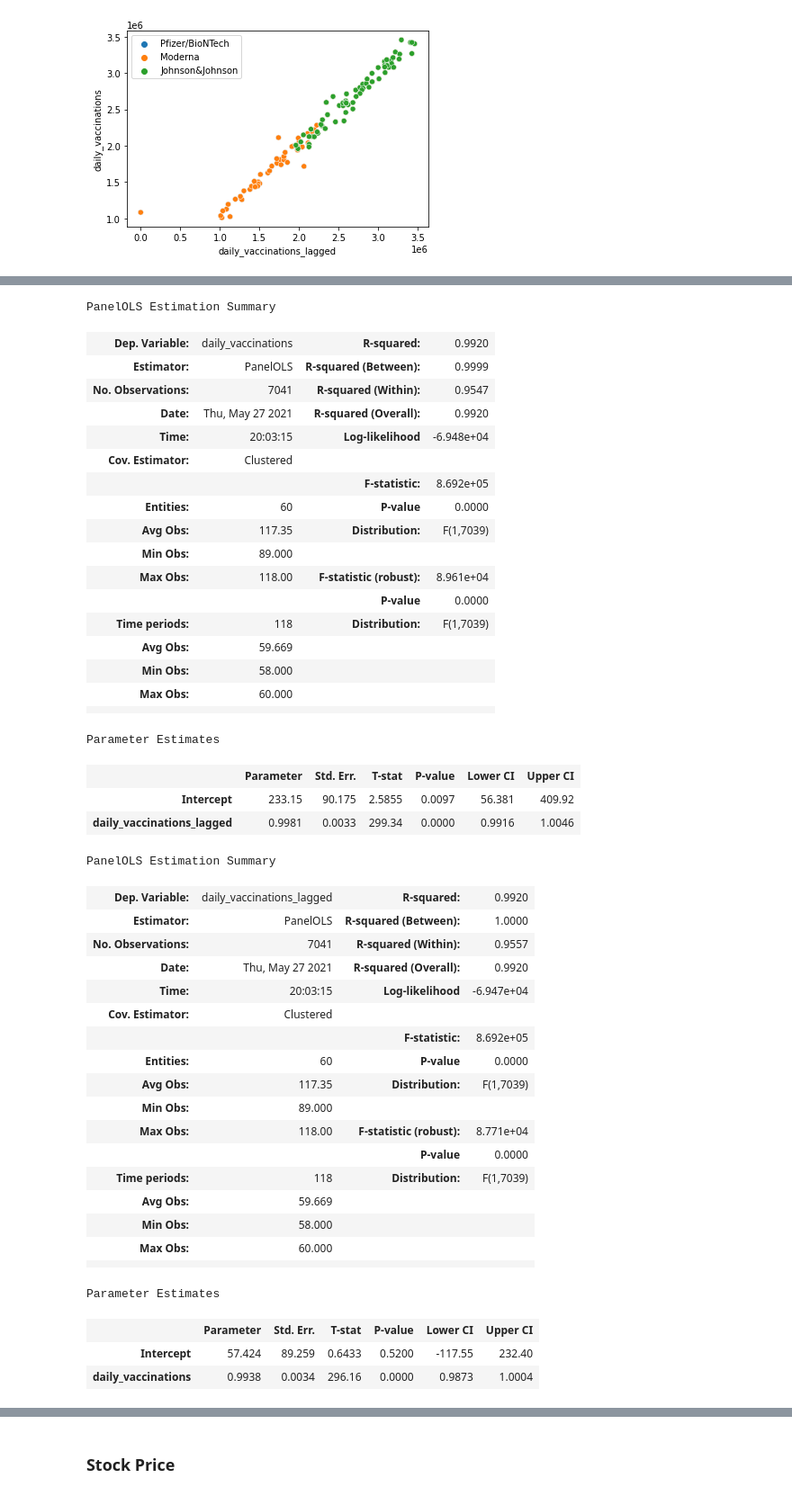
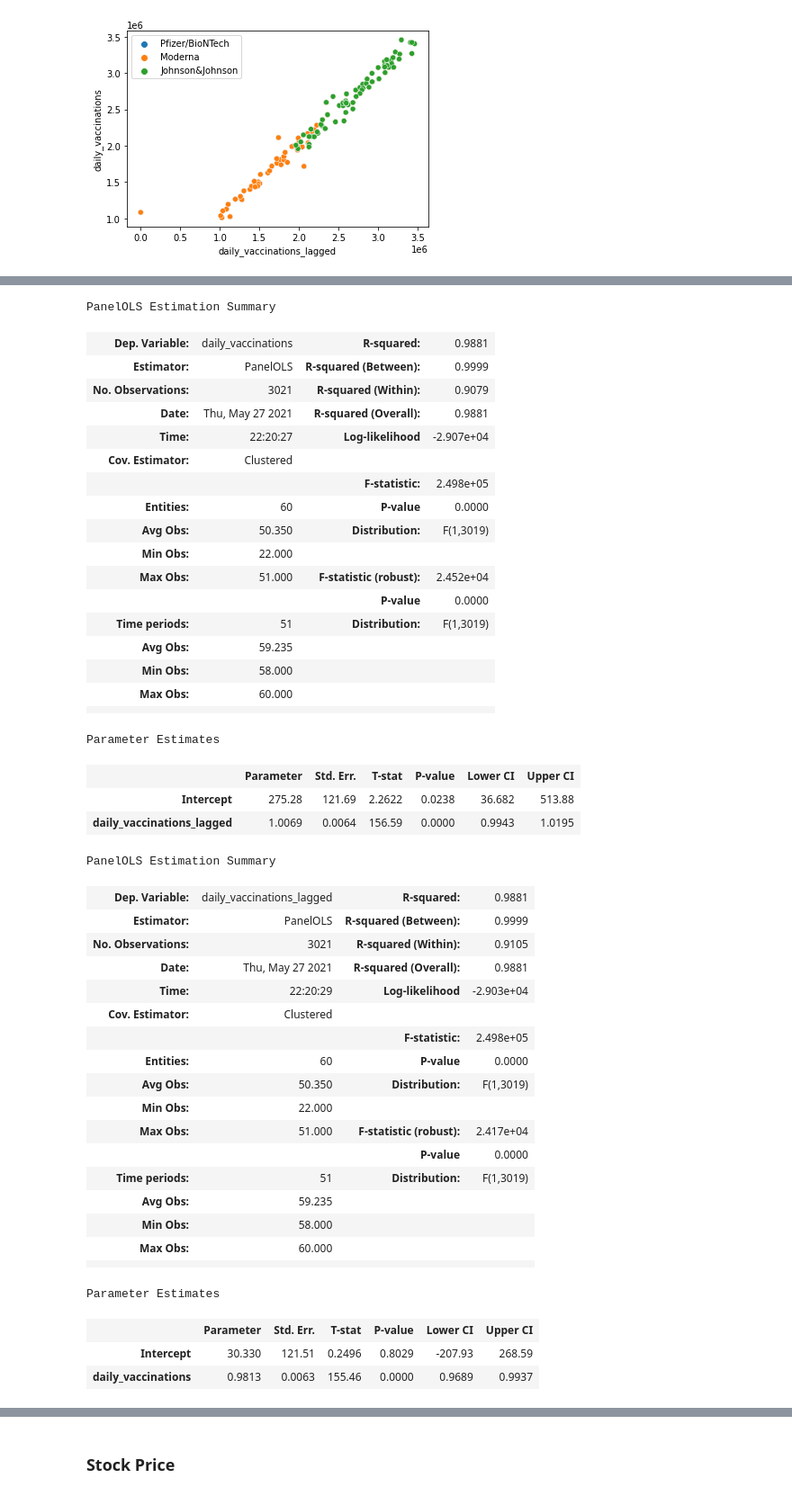
Before and after one commit to juno-yuu/COVID-Vaccine-and-Biotech-industry, a Jupyter notebook: Final_Project_Clean.ipynb, the cells around one changed output, grey strips where cells are left out. Shown: that part at 90% size. Saved outputs shown, nothing was run; the diff lists cells and outputs as text; code cells hidden in the pictures.

```diff
--- a/Final_Project_Clean.ipynb
+++ b/Final_Project_Clean.ipynb
@@ -23,16 +21,17 @@ import statsmodels.api as sm
 ### Read Datasets
 # %%
 # vaccination dataset
-vacci = pd.read_csv("/content/COVID-Vaccine-and-Biotech-industry/us_state_vaccinations.csv", index_col = 0)
+# vacci = pd.read_csv("/content/COVID-Vaccine-and-Biotech-industry/us_state_vaccinations.csv", index_col = 0)
+vacci = pd.read_csv('https://raw.githubusercontent.com/juno-yuu/COVID-Vaccine-and-Biotech-industry/main/us_state_vaccinations.csv', index_col = 0)
 
-# comfirmed
-case_confirmed = pd.read_csv("/content/COVID-Vaccine-and-Biotech-industry/time_series_covid19_confirmed_US.csv")
+# # comfirmed
+# case_confirmed = pd.read_csv("/content/COVID-Vaccine-and-Biotech-industry/time_series_covid19_confirmed_US.csv")
 
-# death
-case_death = pd.read_csv("/content/COVID-Vaccine-and-Biotech-industry/time_series_covid19_deaths_US.csv")
+# # death
+# case_death = pd.read_csv("/content/COVID-Vaccine-and-Biotech-industry/time_series_covid19_deaths_US.csv")
 
-# latest data
-update = pd.read_csv("/content/COVID-Vaccine-and-Biotech-industry/05-26-2021_us.csv")
+# # latest data
+# update = pd.read_csv("/content/COVID-Vaccine-and-Biotech-industry/05-26-2021_us.csv")
 
 # manufacture daily
 # download = requests.get('https://raw.githubusercontent.com/xinyanz-erin/covid-19-data/master/public/data/vaccinations/vaccinations-by-manufacturer.csv').content
@@ -225,6 +201,13 @@ from patsy import dmatrices
 # %%
 data_panel = vacci.copy().dropna()
 data_panel = data_panel.reset_index()
-data_panel['date'] = pd.to_datetime(data_panel['date'], format='%Y-%m-%d', errors='ignore')
-data_panel = data_panel.set_index(['location', 'date'])
+# data_panel['date'] = pd.to_datetime(data_panel['date'], format='%Y-%m-%d', errors='ignore')
+# data_panel = data_panel.set_index(['location', 'date'])
+# %%
+data_panel_train = data_panel.loc[data_panel.date < '2021-03-11']
+data_panel_train['date'] = pd.to_datetime(data_panel_train['date'], format='%Y-%m-%d', errors='ignore')
+data_panel_train = data_panel_train.set_index(['location', 'date'])
+data_panel_test = data_panel.loc[data_panel.date >= '2021-03-11']
+data_panel_test['date'] = pd.to_datetime(data_panel_test['date'], format='%Y-%m-%d', errors='ignore')
+data_panel_test = data_panel_test.set_index(['location', 'date'])
 # %%
@@ -256,54 +239,54 @@ Parameter Estimates
 # %%
 p2 = PanelOLS.from_formula(formula = 'daily_vaccinations ~ 1 + daily_vaccinations_lagged',\
-                                     data = data_panel).fit(cov_type = 'clustered', Cluster_entity = True, Cluster_time = False)
+                                     data = data_panel_train).fit(cov_type = 'clustered', Cluster_entity = True, Cluster_time = False)
 p2.summary
 # %% [output]
 PanelOLS Estimation Summary
-| Dep. Variable: | daily_vaccinations | R-squared: | 0.9920 |
+| Dep. Variable: | daily_vaccinations | R-squared: | 0.9881 |
 | Estimator: | PanelOLS | R-squared (Between): | 0.9999 |
-| No. Observations: | 7041 | R-squared (Within): | 0.9547 |
-| Date: | Thu, May 27 2021 | R-squared (Overall): | 0.9920 |
-| Time: | 20:03:15 | Log-likelihood | -6.948e+04 |
+| No. Observations: | 3021 | R-squared (Within): | 0.9079 |
+| Date: | Thu, May 27 2021 | R-squared (Overall): | 0.9881 |
+| Time: | 22:20:27 | Log-likelihood | -2.907e+04 |
 | Cov. Estimator: | Clustered |  |  |
-|  |  | F-statistic: | 8.692e+05 |
+|  |  | F-statistic: | 2.498e+05 |
 | Entities: | 60 | P-value | 0.0000 |
-| Avg Obs: | 117.35 | Distribution: | F(1,7039) |
-| Min Obs: | 89.000 |  |  |
-| Max Obs: | 118.00 | F-statistic (robust): | 8.961e+04 |
+| Avg Obs: | 50.350 | Distribution: | F(1,3019) |
+| Min Obs: | 22.000 |  |  |
+| Max Obs: | 51.000 | F-statistic (robust): | 2.452e+04 |
 |  |  | P-value | 0.0000 |
-| Time periods: | 118 | Distribution: | F(1,7039) |
-| Avg Obs: | 59.669 |  |  |
+| Time periods: | 51 | Distribution: | F(1,3019) |
+| Avg Obs: | 59.235 |  |  |
 | Min Obs: | 58.000 |  |  |
 | Max Obs: | 60.000 |  |  |
 |  |  |  |  |
 Parameter Estimates
 |  | Parameter | Std. Err. | T-stat | P-value | Lower CI | Upper CI |
-| Intercept | 233.15 | 90.175 | 2.5855 | 0.0097 | 56.381 | 409.92 |
-| daily_vaccinations_lagged | 0.9981 | 0.0033 | 299.34 | 0.0000 | 0.9916 | 1.0046 |
+| Intercept | 275.28 | 121.69 | 2.2622 | 0.0238 | 36.682 | 513.88 |
+| daily_vaccinations_lagged | 1.0069 | 0.0064 | 156.59 | 0.0000 | 0.9943 | 1.0195 |
 # %%
 p3 = PanelOLS.from_formula(formula = 'daily_vaccinations_lagged ~ 1 + daily_vaccinations',\
-                                     data = data_panel).fit(cov_type = 'clustered', Cluster_entity = True, Cluster_time = True)
+                                     data = data_panel_train).fit(cov_type = 'clustered', Cluster_entity = True, Cluster_time = True)
 p3.summary
 # %% [output]
 PanelOLS Estimation Summary
-| Dep. Variable: | daily_vaccinations_lagged | R-squared: | 0.9920 |
-| Estimator: | PanelOLS | R-squared (Between): | 1.0000 |
-| No. Observations: | 7041 | R-squared (Within): | 0.9557 |
-| Date: | Thu, May 27 2021 | R-squared (Overall): | 0.9920 |
-| Time: | 20:03:15 | Log-likelihood | -6.947e+04 |
+| Dep. Variable: | daily_vaccinations_lagged | R-squared: | 0.9881 |
+| Estimator: | PanelOLS | R-squared (Between): | 0.9999 |
+| No. Observations: | 3021 | R-squared (Within): | 0.9105 |
+| Date: | Thu, May 27 2021 | R-squared (Overall): | 0.9881 |
+| Time: | 22:20:29 | Log-likelihood | -2.903e+04 |
 | Cov. Estimator: | Clustered |  |  |
-|  |  | F-statistic: | 8.692e+05 |
+|  |  | F-statistic: | 2.498e+05 |
 | Entities: | 60 | P-value | 0.0000 |
-| Avg Obs: | 117.35 | Distribution: | F(1,7039) |
-| Min Obs: | 89.000 |  |  |
-| Max Obs: | 118.00 | F-statistic (robust): | 8.771e+04 |
+| Avg Obs: | 50.350 | Distribution: | F(1,3019) |
+| Min Obs: | 22.000 |  |  |
+| Max Obs: | 51.000 | F-statistic (robust): | 2.417e+04 |
 |  |  | P-value | 0.0000 |
-| Time periods: | 118 | Distribution: | F(1,7039) |
-| Avg Obs: | 59.669 |  |  |
+| Time periods: | 51 | Distribution: | F(1,3019) |
+| Avg Obs: | 59.235 |  |  |
 | Min Obs: | 58.000 |  |  |
 | Max Obs: | 60.000 |  |  |
 |  |  |  |  |
 Parameter Estimates
 |  | Parameter | Std. Err. | T-stat | P-value | Lower CI | Upper CI |
-| Intercept | 57.424 | 89.259 | 0.6433 | 0.5200 | -117.55 | 232.40 |
-| daily_vaccinations | 0.9938 | 0.0034 | 296.16 | 0.0000 | 0.9873 | 1.0004 |
+| Intercept | 30.330 | 121.51 | 0.2496 | 0.8029 | -207.93 | 268.59 |
+| daily_vaccinations | 0.9813 | 0.0063 | 155.46 | 0.0000 | 0.9689 | 0.9937 |
```
Also changed, not shown: parts of 13 cells of this notebook.
